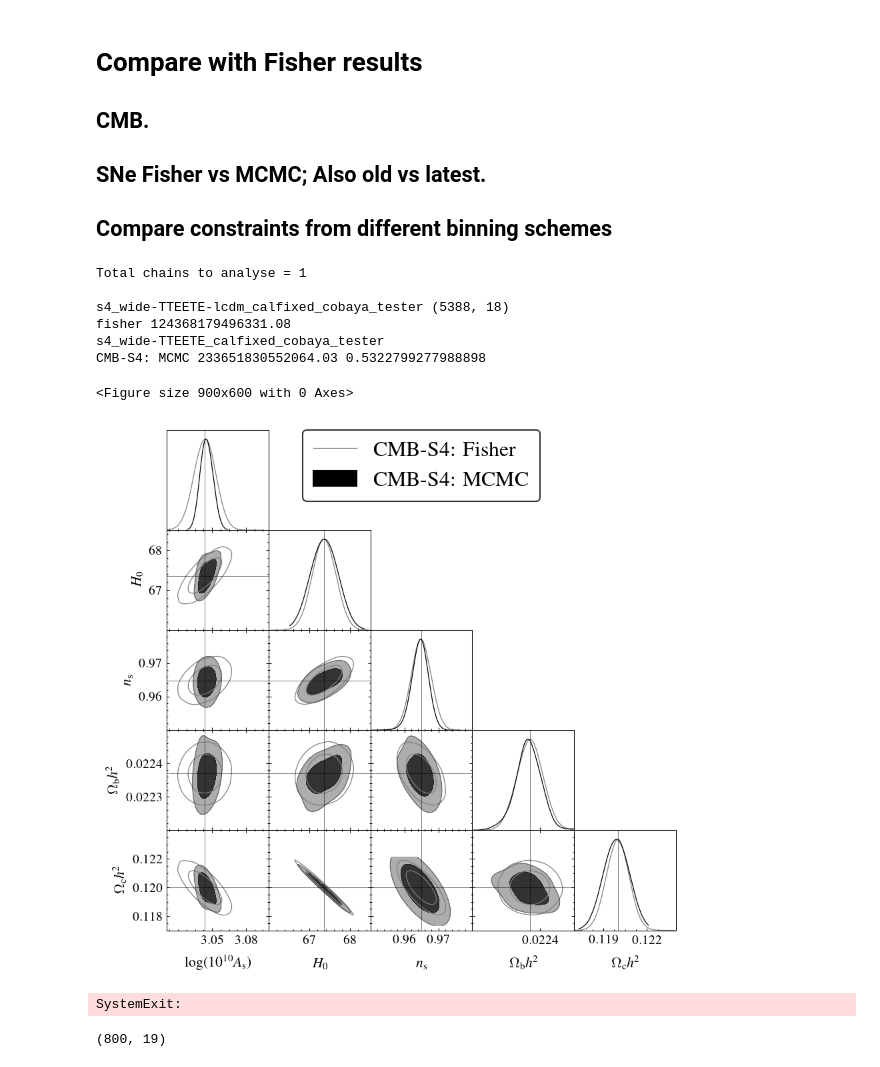
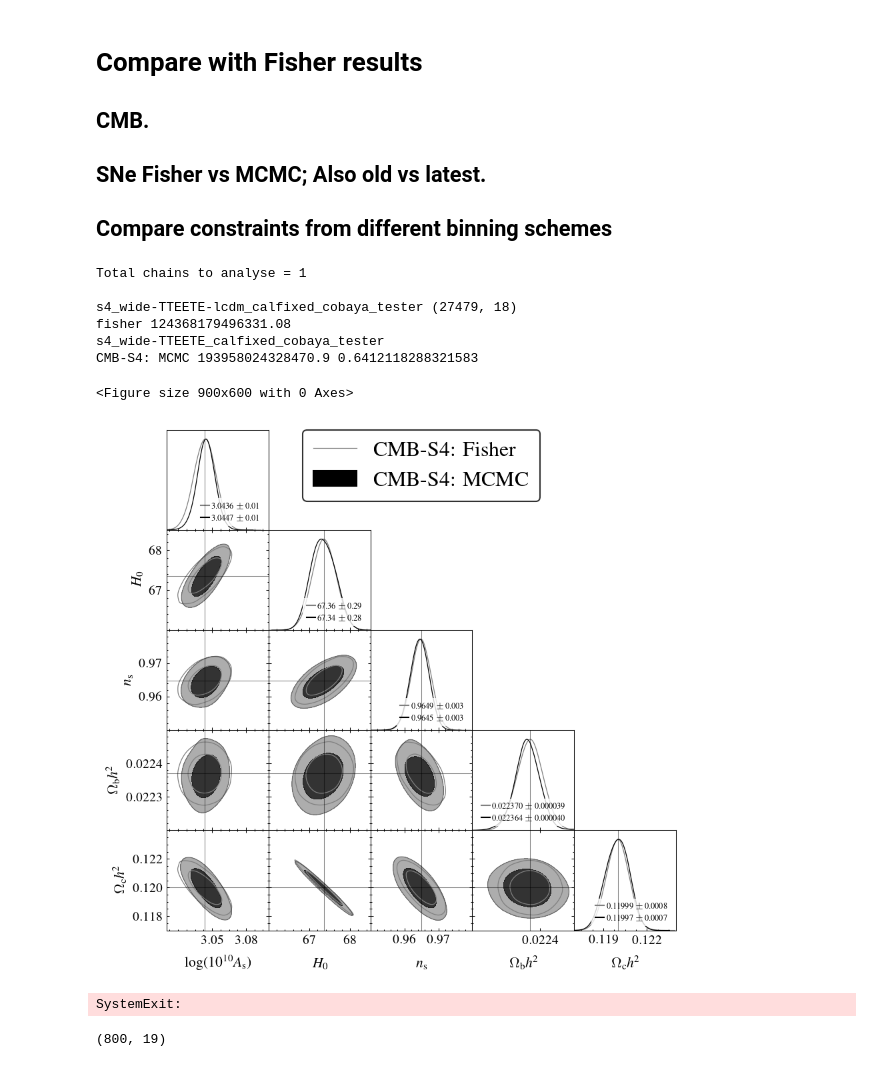
Before and after one commit to sriniraghunathan/CMB_BAO_SNe_likelihoods, a Jupyter notebook: analyse_chains_for_paper.ipynb, the cells around one changed output. Saved outputs shown, nothing was run; the diff lists cells and outputs as text; code cells hidden in the pictures.

Commit message:
plots

```diff
--- a/analyse_chains_for_paper.ipynb
+++ b/analyse_chains_for_paper.ipynb
@@ -2429,7 +2430,7 @@ chain_fd = 'chains/for_paper/'
 #chain_fd = 'chains/for_paper/20250610_checks/'
 which_cosmo = 'lcdm'
 
-burn_in_fraction = 0.1
+burn_in_fraction = 0.3
 
 if which_cosmo == 'lcdm':
     fix_params = ['ws', 'wa', 'mnu', 'neff', 'nrun']
@@ -2628,7 +2629,7 @@ g = misc_getdist.make_getdist_plot('triangle',
                                    #figsize = 7.5, fsval = 14, leg_fsval = 16,
                                   )
 
-if (0):
+if (1):
     rounding_dic = {}
     rounding_dic['logA'] = 2
     rounding_dic['ns'] = 3
@@ -2753,36 +2754,36 @@ for chainname in chains_to_plot:
 
 #whisker plots for different binning schemes.
 labels_arr_mod = ['Fisher (Unbinned)', '$\Delta_{\ell}$ = 50', '$\Delta_{\ell}$ = 100', '$\Delta_{\ell}$ = 200']
 sigma_param_mul_dic = {'omch2': 1e4, 'ombh2': 1e5, 'ns': 1000., 'H0': 1., 'As': 1e11, 'logA': 1000.}
 #color_arr = [fisher_colorval, 'steelblue', mcmc_colorval, 'darkred']
 color_arr = [fisher_colorval, 'steelblue', mcmc_colorval, 'darkred']
 clf()
 print(params_to_plot)
 fsval = 14
 ax = misc_getdist.make_whisker(samples_to_plot,
                               params_to_plot,
                               param_dict = param_dict,
                               labels_arr = labels_arr_mod,
                               color_arr = color_arr,
                               fsval = fsval, alphaval = 0.8,
                               sigma_param_mul_dic = sigma_param_mul_dic,
                               plot_kind = 'ratio',
                               show_table = True,
                               )
 title(r'CMB-S4: $TT/EE/TE$', fontsize = fsval + 2)
 plname = 'plots/cmbs4_%s_mcmc_fisher_elbinning.pdf' %(which_cosmo)
 #plname = 'plots/png/cmbs4_%s_mcmc_fisher_elbinning.png' %(which_cosmo)
 savefig(plname, dpi = 200.)
 show(); ##sys.exit()
 # %% [output]
 Total chains to analyse = 1
 
-s4_wide-TTEETE-lcdm_calfixed_cobaya_tester (5388, 18)
+s4_wide-TTEETE-lcdm_calfixed_cobaya_tester (27479, 18)
 fisher 124368179496331.08
 s4_wide-TTEETE_calfixed_cobaya_tester
-CMB-S4: MCMC 233651830552064.03 0.5322799277988898
+CMB-S4: MCMC 193958024328470.9 0.6412118288321583
 <Figure size 900x600 with 0 Axes>
-[figure, old version]
+[figure, new version]
 SystemExit:
 # %%
 curr_samples.samples[:800, :].shape
```
Also changed, not shown: parts of 2 cells of this notebook, 2 other files.
